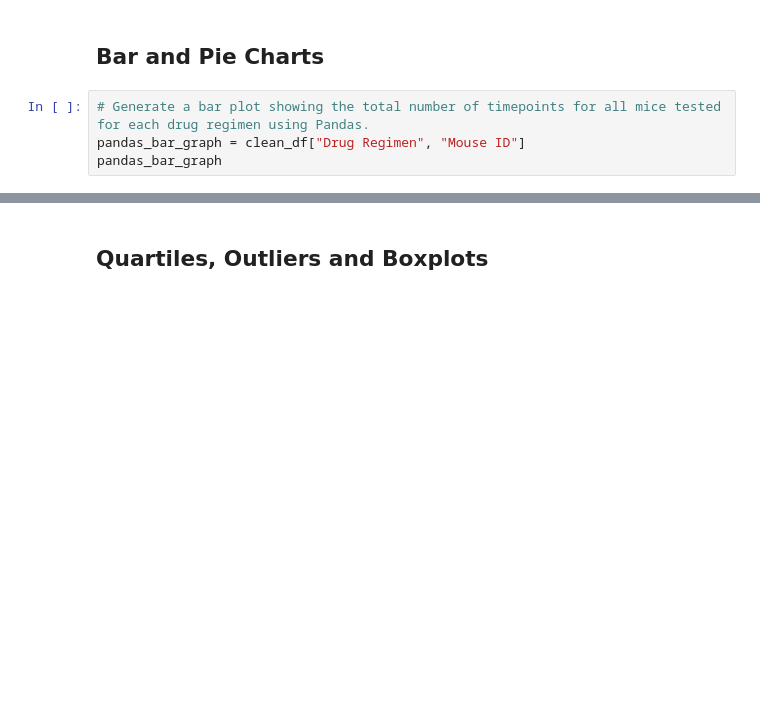
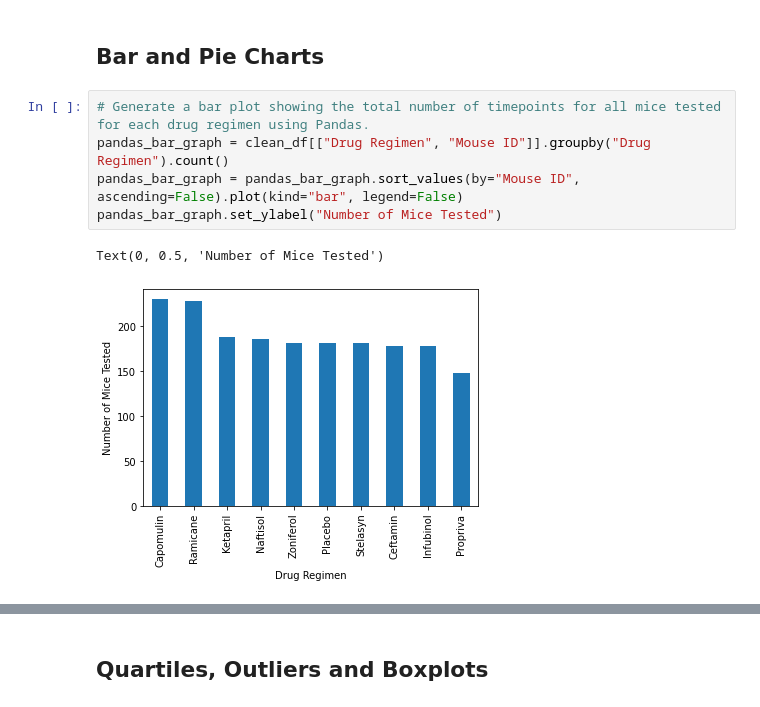
Before and after one commit to Tim-U-12/Matplotlib-challenge, a Jupyter notebook: Pymaceuticals/pymaceuticals_starter.ipynb, the cells around one changed output, grey strips where cells are left out. Cells and saved outputs as stored; diff of their text form; blank space fills up the shorter version.

```diff
--- a/Pymaceuticals/pymaceuticals_starter.ipynb
+++ b/Pymaceuticals/pymaceuticals_starter.ipynb
@@ -79,7 +133,11 @@ aggregate_regimen_df
 ## Bar and Pie Charts
 # %%
 # Generate a bar plot showing the total number of timepoints for all mice tested for each drug regimen using Pandas.
-pandas_bar_graph = clean_df["Drug Regimen", "Mouse ID"]
-pandas_bar_graph
+pandas_bar_graph = clean_df[["Drug Regimen", "Mouse ID"]].groupby("Drug Regimen").count()
+pandas_bar_graph = pandas_bar_graph.sort_values(by="Mouse ID", ascending=False).plot(kind="bar", legend=False)
+pandas_bar_graph.set_ylabel("Number of Mice Tested")
+# %% [output]
+Text(0, 0.5, 'Number of Mice Tested')
+[figure, added]
 # %%
 # Generate a bar plot showing the total number of timepoints for all mice tested for each drug regimen using pyplot.
```
Also changed, not shown: parts of 13 cells of this notebook.
